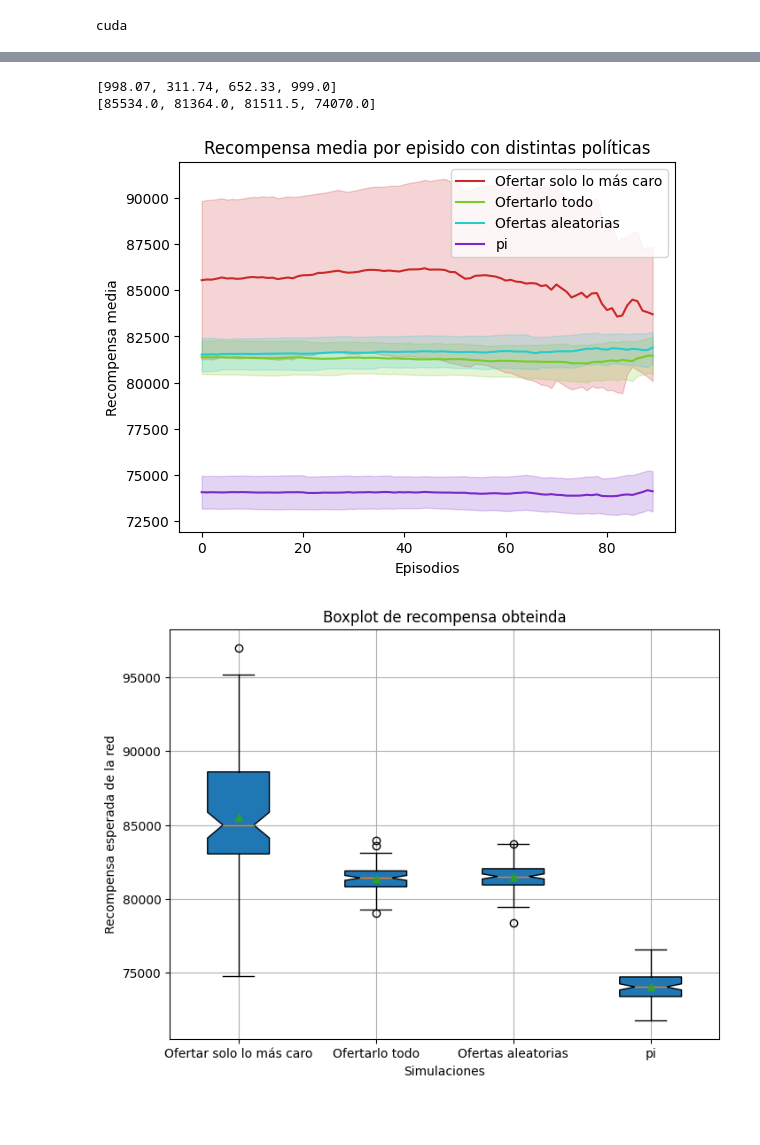
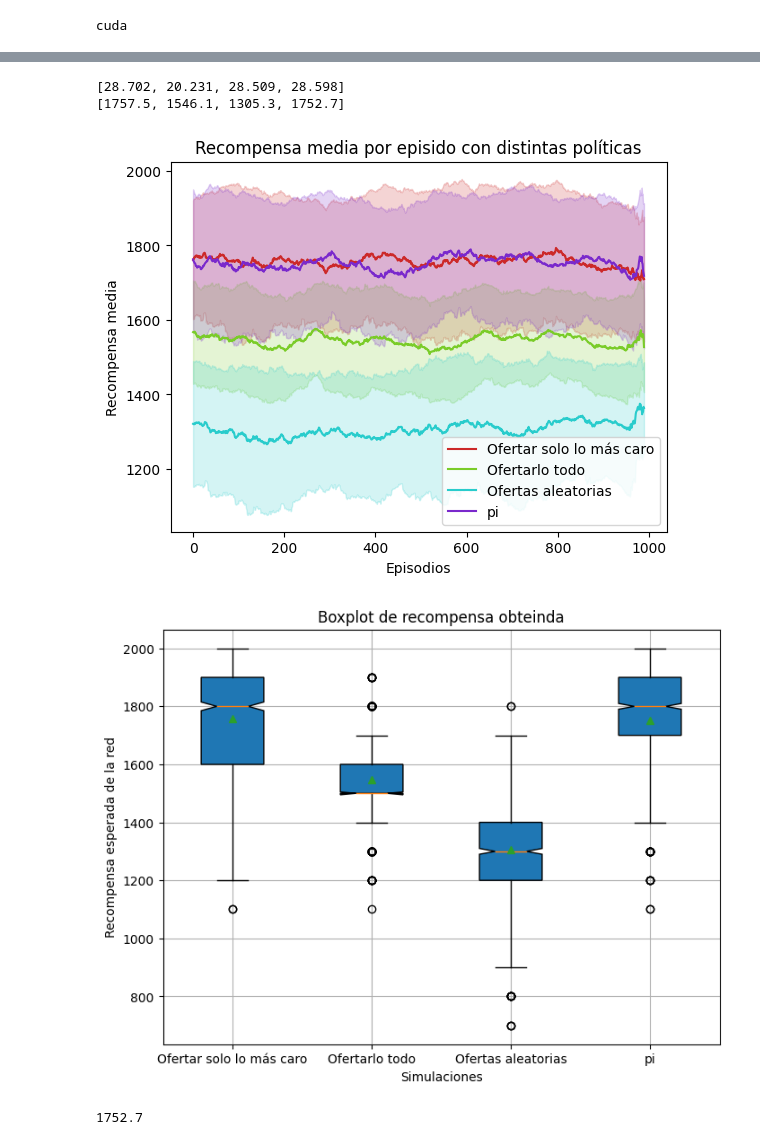
Before and after one commit to Oseluss/RMS, a Jupyter notebook: ARM-RED-PG-NN-a.ipynb, the cells around one changed output, grey strips where cells are left out. Drawn from its saved outputs; the diff is of its cells as text; code cells hidden in the pictures; blank space fills up the shorter version.

```diff
--- a/ARM-RED-PG-NN-a.ipynb
+++ b/ARM-RED-PG-NN-a.ipynb
@@ -21,7 +21,7 @@ print(device)
 # %% [output]
 cuda
 # %%
-env = env_hubs3(model="Exp")
+env = env_hubs3()
 M = 6
 F = 2
 
@@ -49,7 +49,7 @@ Trainer = train.Trainer("sgd", "sgd")
 
 re_agent = reinforce.ReinforceSoftmaxNN(actor, critc, gamma=.99, tau=.99, lr_actor= 1e-5,device=device)
 trpo_agent = trpo.TRPOSoftmaxNN(actor, critc, gamma=.999, tau=.999, delta=.01, cg_dampening=0.3, cg_tolerance=1e-10, cg_iteration=15,device=device)
-ppo_agent = ppo.PPOSoftmaxNN(actor, critc,gamma=.999, tau=.999, lr_actor=1e-3, epochs=50, eps_clip=0.005,device=device)
+ppo_agent = ppo.PPOSoftmaxNN(actor, critc,gamma=1, tau=1, lr_actor=1e-3, epochs=100, betha=1e-3,eps_clip=0.1,device=device)
 # %%
 R_exp = []
 time_exp = []
@@ -57,9 +57,9 @@ qfun_exp = []
 pg_model = []
 
 PG_MODEL = "PPO"
-epochs=15000
+epochs=60000
 max_steps=2000
-update_freq=4000
+update_freq=5000
 initial_offset=0
 
 if PG_MODEL == "Reinforce":
@@ -150,6 +150,6 @@ No artists with labels found to put in legend.  Note that artists whose label st
 # %%
-env = env_hubs2(model="Exp", T=1000)
-num_sim = 100
+env = env_red_toy3(model="Exp",T=30)
+num_sim = 1000
 max_steps = env.T
 
 Rs = []
@@ -163,19 +163,19 @@ for p in range(Num_politicas):
     r_t = []
     s_sf = []
     for episode in range(num_sim):
-        s_p, _ = env.set_initial(s = [0]*env.I)
+        s, _ = env.set_initial(s = [0]*env.I)
         R = 0
         for step in range(max_steps):
 
             if p == 0:
-                a = [1,1,1,1,1,0,0,0,0,0,0,0,0]
+                a = [1,1,0]
             elif p == 1:
-                a = [1,1,1,1,1,1,1,1,1,1,1,1,1]
+                a = [1,1,1]
             elif p == 2:
-                a = list(np.random.choice([0, 1], size=13))
+                a = list(np.random.choice([0, 1], size=3))
             elif p == 3:
                 a = qfun_exp[0].policy.pi(s).sample().cpu()
-
+            #print(p)
             s_prime, r, done, _, _ = env.step(a)
 
             r_t.append(r)
@@ -211,37 +211,40 @@ for p in range(Num_politicas):
     plt.title("Recompensa media por episido con distintas políticas")
     plt.xlabel('Episodios')
     plt.ylabel('Recompensa media')
     plt.legend()
 
 
 T_tf_mean = []
 for i in range(Num_politicas):
     t_tf = []
     for x in S_sf[i]:
-        t_tf.append(x[5])
+        t_tf.append(x[2])
     T_tf_mean.append(np.mean(t_tf))
 
 print(T_tf_mean)
 
 Rs_f_mean = []
 for i in range(Num_politicas):
     Rs_f_mean.append(np.mean(Rs[i]))
 
 print(Rs_f_mean)
 
 datos = Rs
 plt.figure(figsize=(8, 6))
 plt.boxplot(datos, patch_artist=True, notch=True, showmeans=True)
 
 plt.title('Boxplot de recompensa obteinda')
 plt.xlabel('Simulaciones')
 plt.ylabel('Recompensa esperada de la red')
 plt.xticks(range(1,Num_politicas+1),etiqueta)  # Cambiar etiquetas del eje x
 plt.grid(True)
-
-plt.show()
+plt.savefig("results/"+ name_exp +"/BoxPlot_" +Demand_Model + "_" + Qfun_model +"_" + Red_name +".png")
 # %% [output]
-[998.07, 311.74, 652.33, 999.0]
-[85534.0, 81364.0, 81511.5, 74070.0]
+[28.702, 20.231, 28.509, 28.598]
+[1757.5, 1546.1, 1305.3, 1752.7]
-[figure, old version]
+[figure, new version]
-[figure, old version]
+[figure, new version]
+# %%
+np.mean(Rs[3])
+# %% [output]
+1752.7
```
Also changed, not shown: parts of 4 cells of this notebook, 12 other files.
